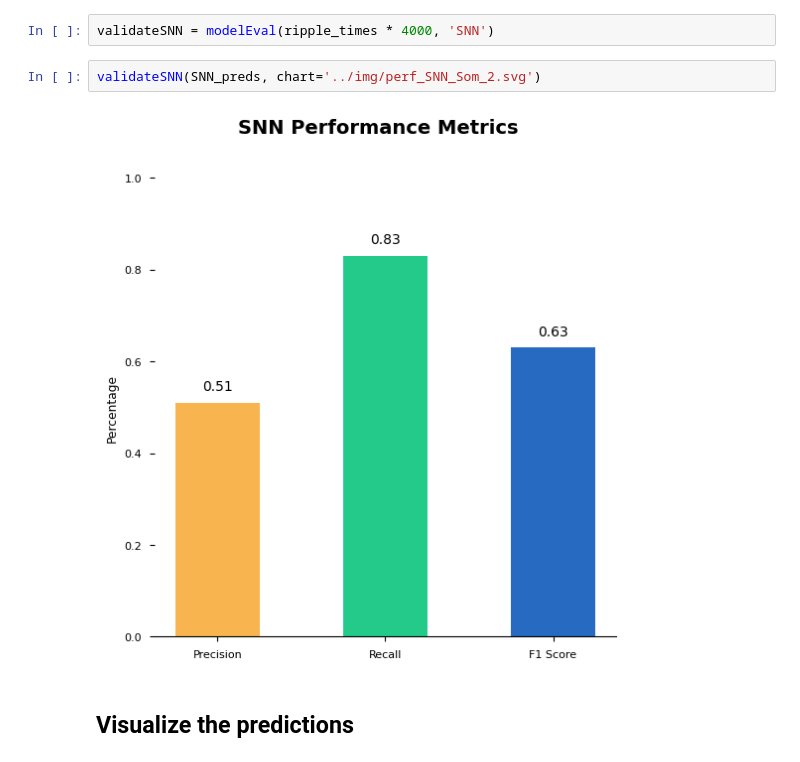
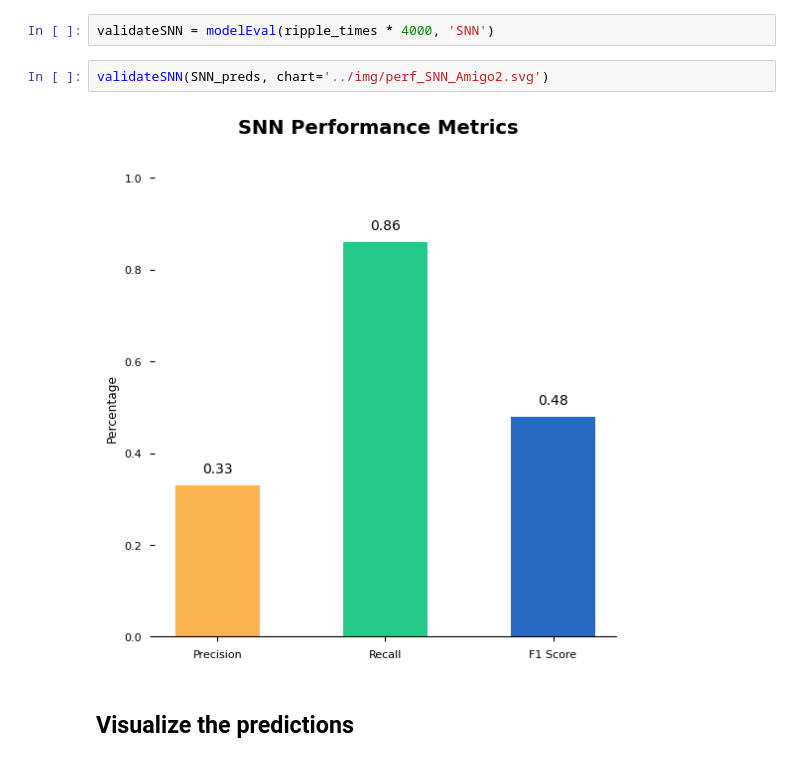
Before and after one commit to MarcosOriolPago/LAVA_SNN_ripples, a Jupyter notebook: runSNN/CNN_vs_SNN/performance_comparison.ipynb, the cells around one changed output. Cells and saved outputs as stored; diff of their text form.

```diff
--- a/runSNN/CNN_vs_SNN/performance_comparison.ipynb
+++ b/runSNN/CNN_vs_SNN/performance_comparison.ipynb
@@ -184,9 +163,9 @@ Evaluate the predictions
 # %%
 validateSNN = modelEval(ripple_times * 4000, 'SNN')
 # %%
-validateSNN(SNN_preds, chart='../img/perf_SNN_Som_2.svg')
+validateSNN(SNN_preds, chart='../img/perf_SNN_Amigo2.svg')
 # %% [output]
-[figure, old version]
+[figure, new version]
 # %% [markdown]
 ## **Visualize the predictions**
 # %% [markdown]
```
Also changed, not shown: parts of 10 cells of this notebook, 1 other file.
